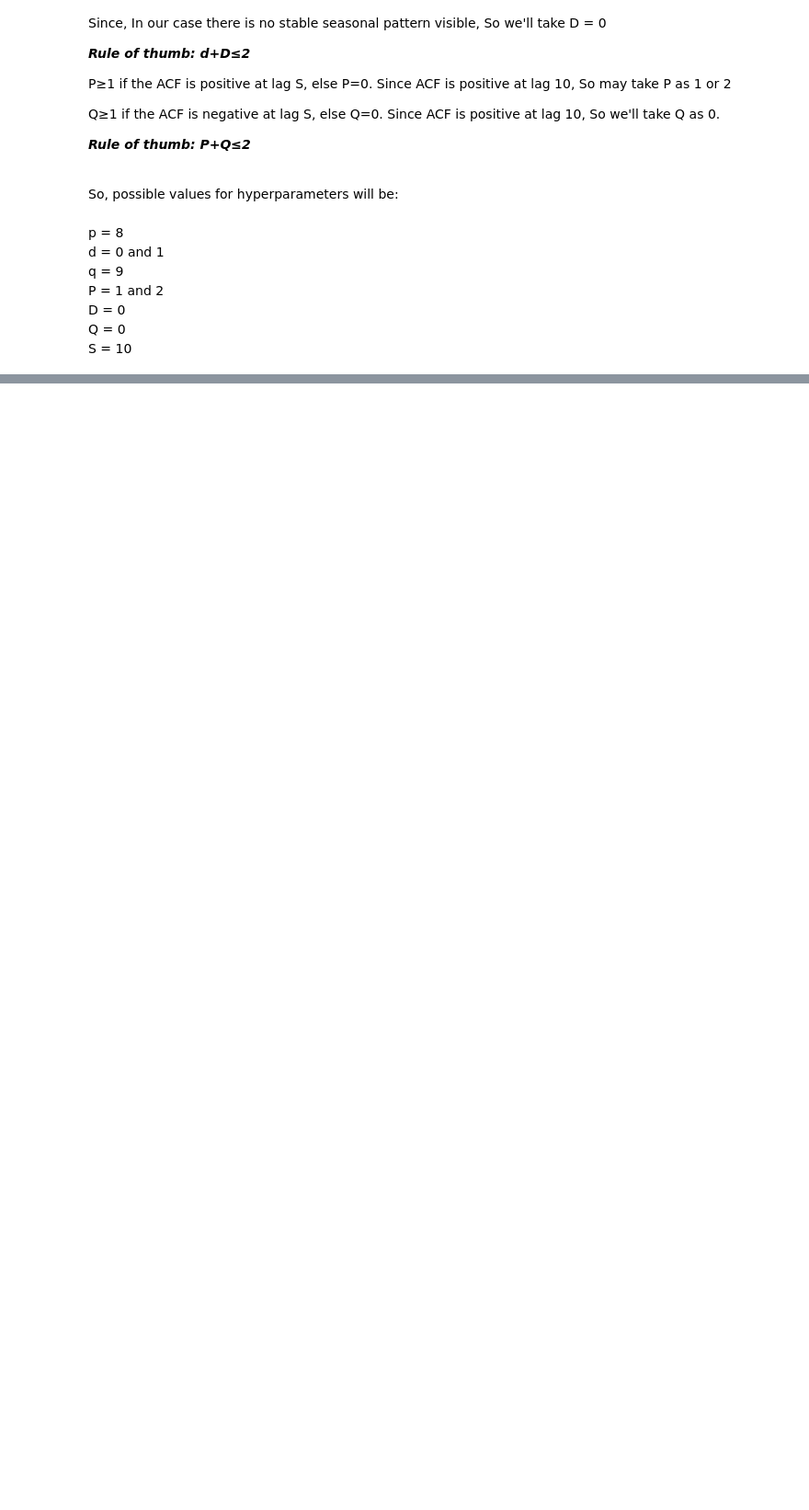
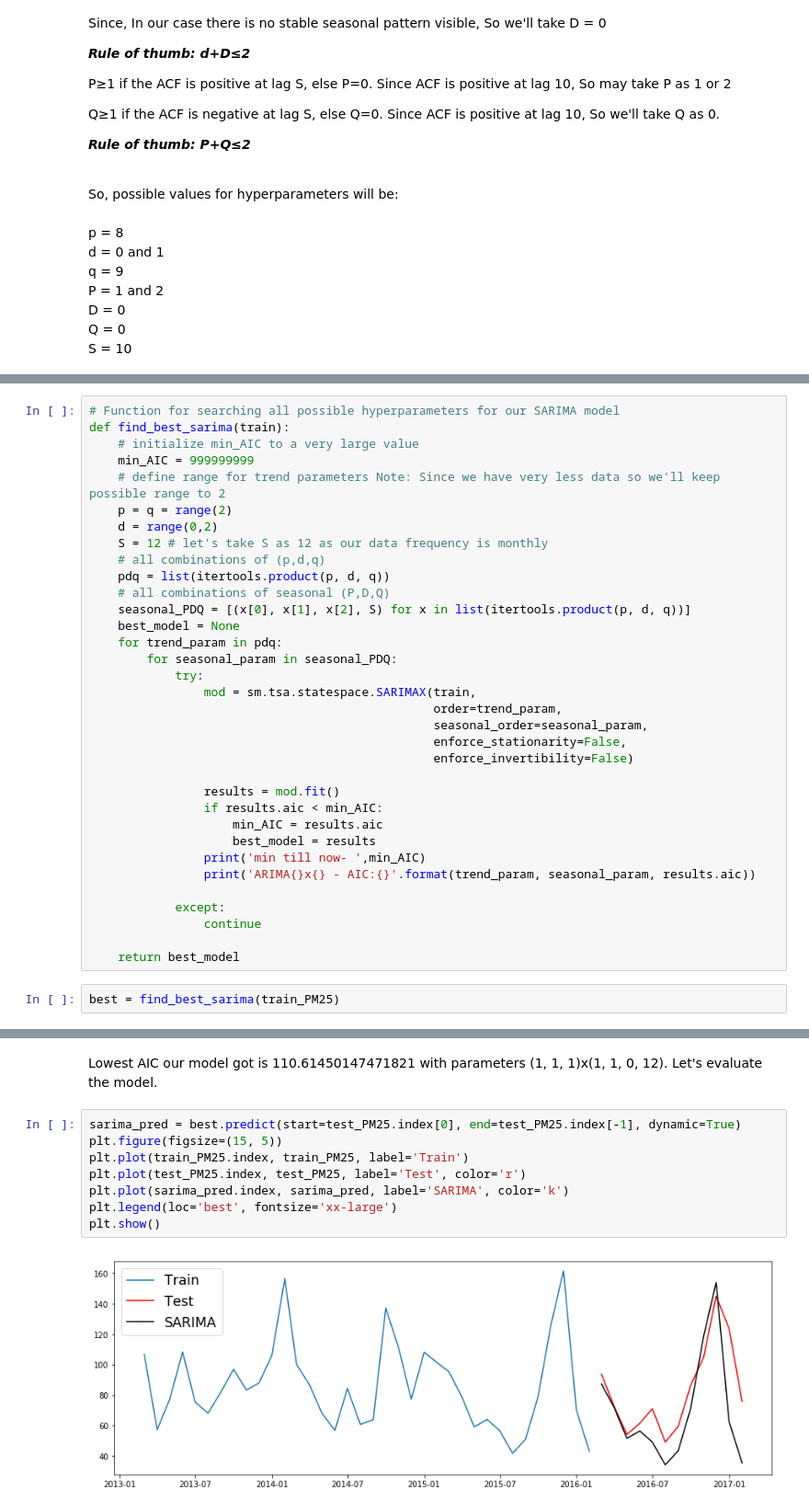
Before and after one commit to aishrock006/Capstone-Project, a Jupyter notebook: 2Data modeling with SARIMA.ipynb, the cells around one changed output, grey strips where cells are left out. Shown at 92% size. Drawn from its saved outputs; the diff is of its cells as text; blank space fills up the shorter version.

```diff
--- a/2Data modeling with SARIMA.ipynb
+++ b/2Data modeling with SARIMA.ipynb
@@ -159,0 +213,36 @@ Let's us work on our monthly data now and see if we are able to get less AIC val
+# %%
+# Function for searching all possible hyperparameters for our SARIMA model
+def find_best_sarima(train):
+    # initialize min_AIC to a very large value
+    min_AIC = 999999999
+    # define range for trend parameters Note: Since we have very less data so we'll keep possible range to 2
+    p = q = range(2)
+    d = range(0,2)
+    S = 12 # let's take S as 12 as our data frequency is monthly
+    # all combinations of (p,d,q)
+    pdq = list(itertools.product(p, d, q))
+    # all combinations of seasonal (P,D,Q)
+    seasonal_PDQ = [(x[0], x[1], x[2], S) for x in list(itertools.product(p, d, q))]
+    best_model = None
+    for trend_param in pdq:
+        for seasonal_param in seasonal_PDQ:
+            try:
+                mod = sm.tsa.statespace.SARIMAX(train,
+                                                order=trend_param,
+                                                seasonal_order=seasonal_param,
+                                                enforce_stationarity=False,
+                                                enforce_invertibility=False)
+
+                results = mod.fit()
+                if results.aic < min_AIC:
+                    min_AIC = results.aic
+                    best_model = results
+                print('min till now- ',min_AIC)
+                print('ARIMA{}x{} - AIC:{}'.format(trend_param, seasonal_param, results.aic))
+
+            except:
+                continue
+
+    return best_model
+# %%
+best = find_best_sarima(train_PM25)
@@ -159,0 +267,12 @@ Let's us work on our monthly data now and see if we are able to get less AIC val
+# %% [markdown]
+Lowest AIC our model got is 110.61450147471821 with parameters (1, 1, 1)x(1, 1, 0, 12). Let's evaluate the model.
+# %%
+sarima_pred = best.predict(start=test_PM25.index[0], end=test_PM25.index[-1], dynamic=True)
+plt.figure(figsize=(15, 5))
+plt.plot(train_PM25.index, train_PM25, label='Train')
+plt.plot(test_PM25.index, test_PM25, label='Test', color='r')
+plt.plot(sarima_pred.index, sarima_pred, label='SARIMA', color='k')
+plt.legend(loc='best', fontsize='xx-large')
+plt.show()
+# %% [output]
+[figure, added]
```
Also changed, not shown: parts of 14 cells of this notebook.
